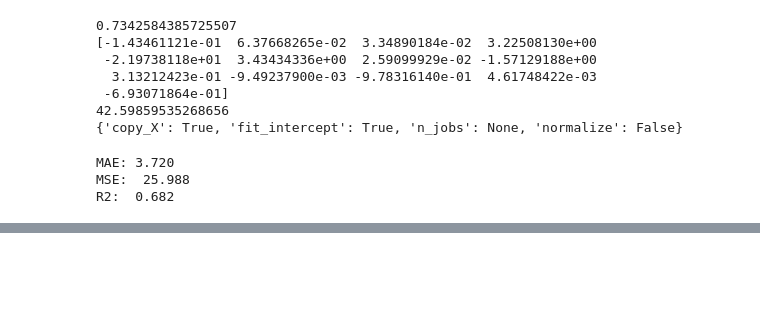
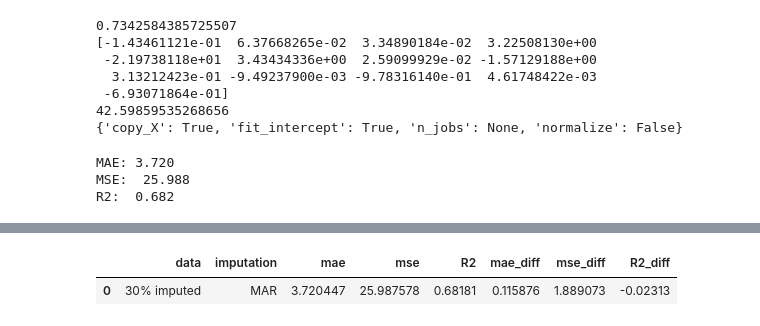
Before and after one commit to G-Bruce/QTW-Case_10, a Jupyter notebook: Messing with Missing Values_Serna.ipynb, the cells around one changed output, grey strips where cells are left out. Cells and saved outputs as stored; diff of their text form; code cells hidden in the pictures; blank space fills up the shorter version.

Commit message:
Attempted to add function to loop through imputation q2.

```diff
--- a/Messing with Missing Values_Serna.ipynb
+++ b/Messing with Missing Values_Serna.ipynb
@@ -309 +403,6 @@ temp_frame = pd.DataFrame({'data':'30% imputed',
+# %%
+temp_frame
+# %% [output]
+|  | data | imputation | mae | mse | R2 | mae_diff | mse_diff | R2_diff |
+| 0 | 30% imputed | MAR | 3.720447 | 25.987578 | 0.68181 | 0.115876 | 1.889073 | -0.02313 |
 # %%
```
Also changed, not shown: parts of 3 cells of this notebook.
